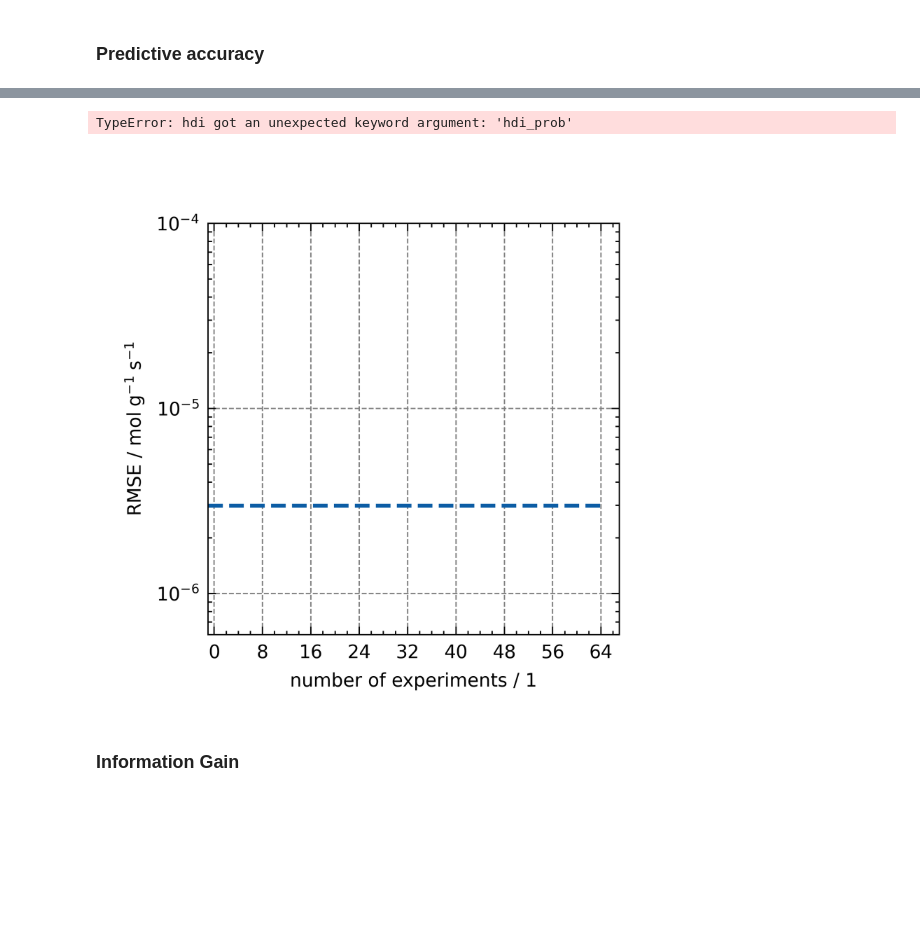
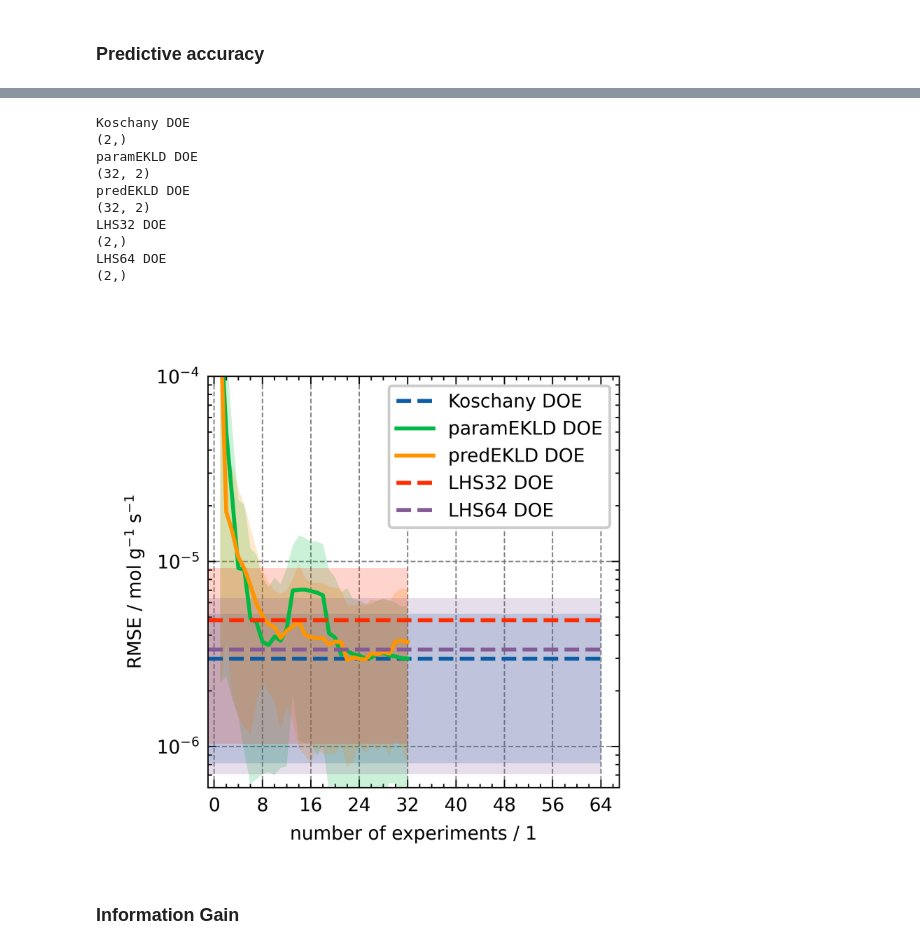
Before and after one commit to ChemRxnEngLab/BayesianIO4kinetics, a Jupyter notebook: HSA_Cam_F_Overview.ipynb, the cells around one changed output, grey strips where cells are left out. Saved outputs shown, nothing was run; the diff lists cells and outputs as text; code cells hidden in the pictures; blank space fills up the shorter version.

Commit message:
visualization bug fixed

```diff
--- a/HSA_Cam_F_Overview.ipynb
+++ b/HSA_Cam_F_Overview.ipynb
@@ -795,6 +709,7 @@ fig = ICIW_Plots.figure()
 ax = ICIW_Plots.make_square_ax(
     fig,
     ax_width=5.5 * ICIW_Plots.cm2inch,
+    left_h=1.5 * ICIW_Plots.cm2inch,
     xlabel="number of experiments / 1",
     ylabel=r"RMSE / $\mathrm{mol}\;\mathrm{g}^{-1}\;\mathrm{s}^{-1}$",
     yscale="log",
@@ -803,20 +718,20 @@ ax = ICIW_Plots.make_square_ax(
 )
 
 for ov_dict in ov:
-    print(ov_dict["DOE"])
-    if ov_dict["DOE"] == "predEKLD DOE":
-        label = "predEKLD"
-    elif ov_dict["DOE"] == "paramEKLD DOE":
-        label = "paramEKLD"
-    elif ov_dict["DOE"] == "LHS32 DOE":
-        label = "LHS32"
-    elif ov_dict["DOE"] == "LHS64 DOE":
-        label = "LHS64"
-    else:
-        label = "Koschany"
+    # print(ov_dict["DOE"])
+    # if ov_dict["DOE"] == "predEKLD DOE":
+    #     label = "predEKLD"
+    # elif ov_dict["DOE"] == "paramEKLD DOE":
+    #     label = "paramEKLD"
+    # elif ov_dict["DOE"] == "LHS32 DOE":
+    #     label = "LHS32"
+    # elif ov_dict["DOE"] == "LHS64 DOE":
+    #     label = "LHS64"
+    # else:
+    #     label = "Koschany"
     ax.plot(
         np.median(ov_dict["RMSEs"], axis=1),
-        label=label,
+        label=ov_dict["DOE"]
     )
     ax.fill_between(
         np.arange(1, len(ov_dict["RMSEs"]) + 1),
@@ -827,6 +742,4 @@ for ov_dict in ov:
         # edgecolor="gray",
     )
     ax.legend(frameon=True)
-
-# plt.savefig("B_042_RMSE.png", dpi=600, bbox_inches="tight")
 # %% [output]
@@ -914,6 +760,7 @@ ax = ICIW_Plots.make_square_ax(
 
 colors = plt.rcParams["axes.prop_cycle"].by_key()["color"]
 for i, ov_dict in enumerate(ov):
+    print(ov_dict["DOE"])
     if ov_dict["DOE"] in ["Koschany DOE", "LHS32 DOE", "LHS64 DOE"]:
         ax.hlines(
             np.mean(ov_dict["RMSEs"], axis=1)[-1],
@@ -924,44 +771,54 @@ for i, ov_dict in enumerate(ov):
             color=colors[i],
         )
         HDI = az.hdi(ov_dict["RMSEs"][-1], prob=0.95)
+        print(HDI.shape)
         ax.fill_between(
             np.arange(-1, len(ov_dict["RMSEs"]) + 1),
             HDI[0],
             HDI[1],
             alpha=0.2,
             # ls="--",
             facecolor=colors[i],
             # edgecolor="gray",
         )
     else:
         ax.plot(
             np.arange(1, len(ov_dict["RMSEs"]) + 1),
             np.mean(ov_dict["RMSEs"], axis=1),
             # "o--",
             # ms=4,
             # lw=1,
             label=ov_dict["DOE"],
             color=colors[i],
         )
-        HDI = az.hdi(ov_dict["RMSEs"].T, prob=0.95)
+        HDI = az.hdi(ov_dict["RMSEs"], prob=0.95)
         print(HDI.shape)
         ax.fill_between(
             np.arange(1, len(ov_dict["RMSEs"]) + 1),
             HDI[:, 0],
             HDI[:, 1],
             alpha=0.2,
             # ls="--",
             facecolor=colors[i],
             # edgecolor="gray",
         )
     ax.legend(frameon=True)
 
-# plt.savefig("figures/KinFit_RMSE.png")
-# plt.savefig("figures/KinFit_RMSE.pdf")
-# plt.savefig("figures/KinFit_RMSE.svg")
+plt.savefig("figures/KinFit_RMSE_wLHS.png")
+plt.savefig("figures/KinFit_RMSE_wLHS.pdf")
+plt.savefig("figures/KinFit_RMSE_wLHS.svg")
 # %% [output]
-TypeError: hdi got an unexpected keyword argument: 'hdi_prob'
+Koschany DOE
+(2,)
+paramEKLD DOE
+(32, 2)
+predEKLD DOE
+(32, 2)
+LHS32 DOE
+(2,)
+LHS64 DOE
+(2,)
-[figure, old version]
+[figure, new version]
 # %% [markdown]
 ### Information Gain
 # %%
```
Also changed, not shown: parts of 3 cells of this notebook.
